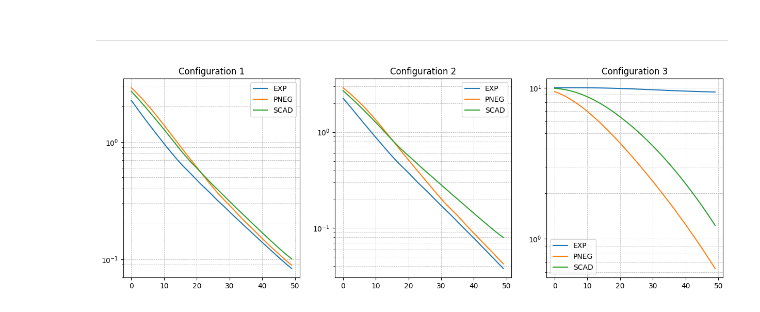
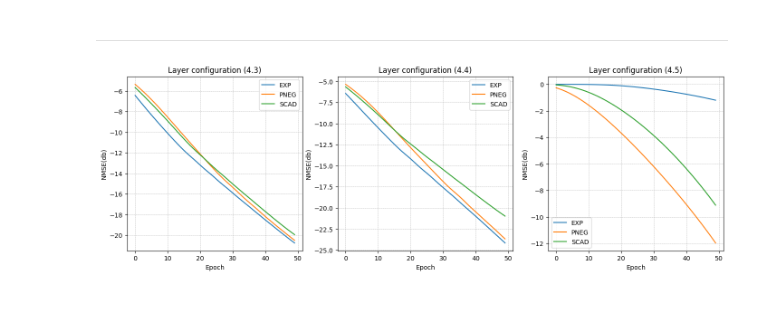
Before and after one commit to LeoDiNino97/NonconvexSparseLearningUnrolledSCA, a Jupyter notebook: experiments/ablation_L2O_DCISTA/Ablation_study.ipynb, the cells around one changed output. Cells and saved outputs as stored; diff of their text form; code cells hidden in the pictures.

```diff
--- a/experiments/ablation_L2O_DCISTA/Ablation_study.ipynb
+++ b/experiments/ablation_L2O_DCISTA/Ablation_study.ipynb
@@ -51,7 +51,7 @@ class SyntheticSignals():
 
     def A_initialization(self):
 
-        A = torch.normal(0, torch.sqrt(torch.tensor(1/self.n)), size = (self.m, self.n))
+        A = torch.normal(0, torch.sqrt(torch.tensor(1/self.m)), size = (self.m, self.n))
         A /= torch.linalg.norm(A, dim = 0)
         return A
 
@@ -332,7 +391,7 @@ test_losses = {
 
 inference_errs = {
     c: {
-        m: np.zeros((SIMS, experiment_1['LAYERS']))
+        m: torch.zeros((SIMS, experiment_1['LAYERS']))
         for m in modes}
     for c in confs
 }
@@ -375,7 +434,7 @@ for m in tqdm(range(SIMS)):
 
             model = NCS_Net(torch.clone(A_), mode, conf, lambd = 0.1, T = experiment_1['LAYERS'])
             test_losses[conf][mode][m,:] = train(model, train_set, test_set, num_epochs=global_params['NUM_EPOCHS'], verbose=False)
-            inference_errs[conf][mode][m,:] = INFERENCE(model, test_set)
+            inference_errs[conf][mode][m,:] = model.compute_nmse_inference(test_set)
 # %%
 with open('test_loss_experiment_1.pkl', 'wb') as handle:
     pickle.dump(test_losses, handle, protocol=pickle.HIGHEST_PROTOCOL)
@@ -398,7 +457,7 @@ test_losses = {
 
 inference_errs = {
     c: {
-        m: np.zeros((SIMS, experiment_2['LAYERS']))
+        m: torch.zeros((SIMS, experiment_2['LAYERS']))
         for m in modes}
     for c in confs
 }
@@ -441,7 +500,7 @@ for m in tqdm(range(SIMS)):
 
             model = NCS_Net(torch.clone(A_), mode, conf, lambd = 1, T = experiment_2['LAYERS'])
             test_losses[conf][mode][m,:] = train(model, train_set, test_set, num_epochs=global_params['NUM_EPOCHS'], verbose=False)
-            inference_errs[conf][mode][m,:] = INFERENCE(model, test_set)
+            inference_errs[conf][mode][m,:] = model.compute_nmse_inference(test_set)
 # %%
 with open('test_loss_experiment_2.pkl', 'wb') as handle:
     pickle.dump(test_losses, handle, protocol=pickle.HIGHEST_PROTOCOL)
@@ -464,7 +523,7 @@ test_losses = {
 
 inference_errs = {
     c: {
-        m: np.zeros((SIMS, experiment_3['LAYERS']))
+        m: torch.zeros((SIMS, experiment_3['LAYERS']))
         for m in modes}
     for c in confs
 }
@@ -506,8 +565,8 @@ for m in tqdm(range(SIMS)):
         for mode in modes:
 
             model = NCS_Net(torch.clone(A_), mode, conf, lambd = 0.1, T = experiment_3['LAYERS'])
-            test_losses[conf][mode][m,:] = train(model, train_set, test_set, num_epochs=global_params['NUM_EPOCHS'], verbose=True)
-            inference_errs[conf][mode][m,:] = INFERENCE(model, test_set)
+            test_losses[conf][mode][m,:] = train(model, train_set, test_set, num_epochs=global_params['NUM_EPOCHS'], verbose=False)
+            inference_errs[conf][mode][m,:] = model.compute_nmse_inference(test_set)
 # %%
 with open('test_loss_experiment_3.pkl', 'wb') as handle:
     pickle.dump(test_losses, handle, protocol=pickle.HIGHEST_PROTOCOL)
@@ -531,15 +596,15 @@ with open('inference_errs_experiment_2.pkl', 'rb') as file:
 # %%
-fig, axes = plt.subplots(1, 3, figsize=(15, 5))
+fig, axes = plt.subplots(1, 3, figsize=(17, 5))
 
 for c in confs:
 
     for m in modes:
-        axes[c-1].set_title(f"Configuration {c}")
+        axes[c-1].set_title(f"Layer configuration (4.{c+2})")
         axes[c-1].plot(np.mean(test_loss_experiment_1[c][m][~np.isnan(test_loss_experiment_1[c][m]).any(axis=1)], axis = 0), label = f'{m}')
         axes[c-1].legend()
+        axes[c-1].grid(True, which="both", ls="--", linewidth=0.5)
 
-        axes[c-1].legend()
-        axes[c-1].set_yscale('log')
-        axes[c-1].grid(True, which="both", ls="--", linewidth=0.5)
+        axes[c-1].set_ylabel('NMSE(db)')
+        axes[c-1].set_xlabel('Epoch')
 # %% [output]
-[figure, old version]
+[figure, new version]
```
Also changed, not shown: parts of 10 cells of this notebook, 11 other files.
